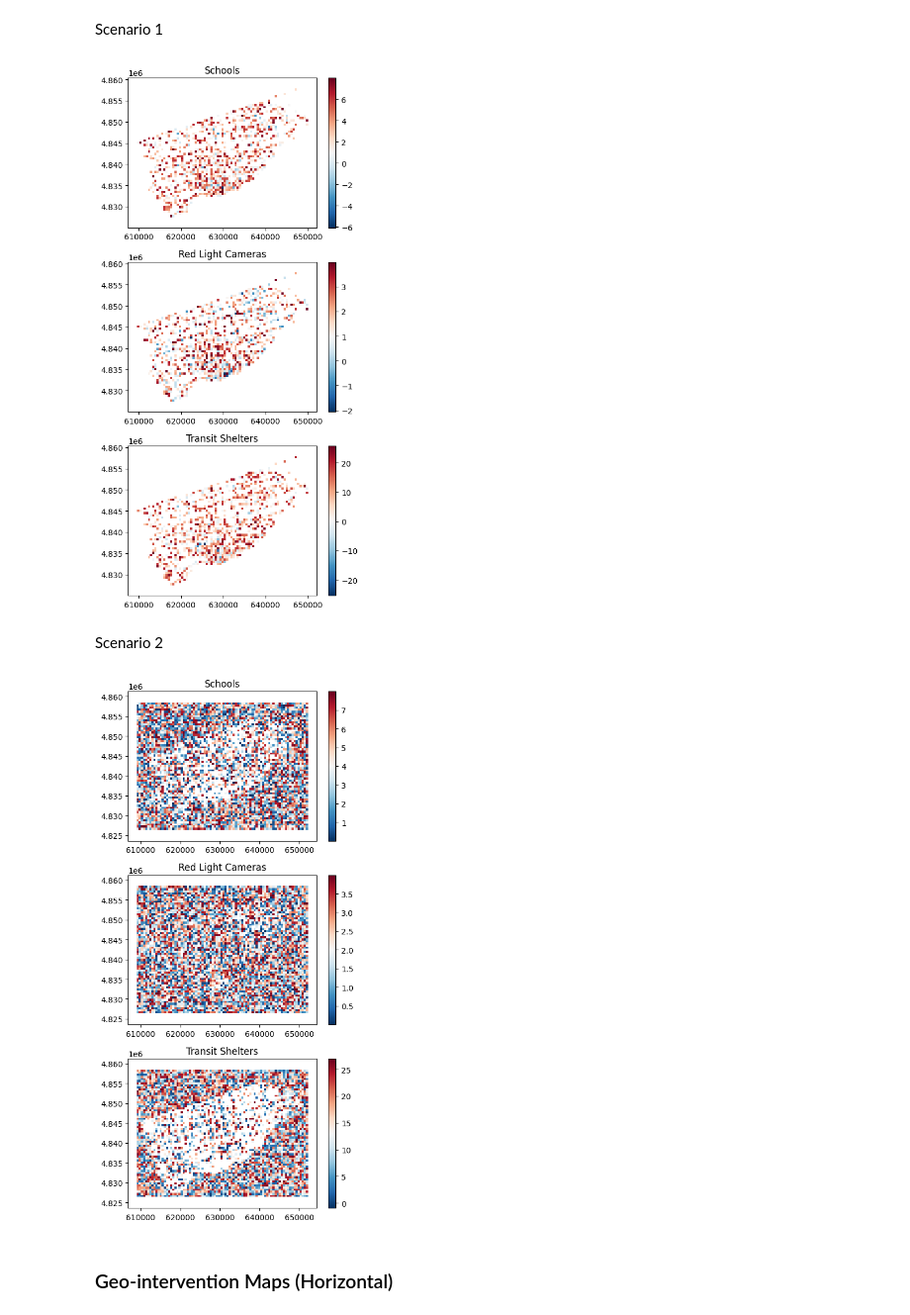
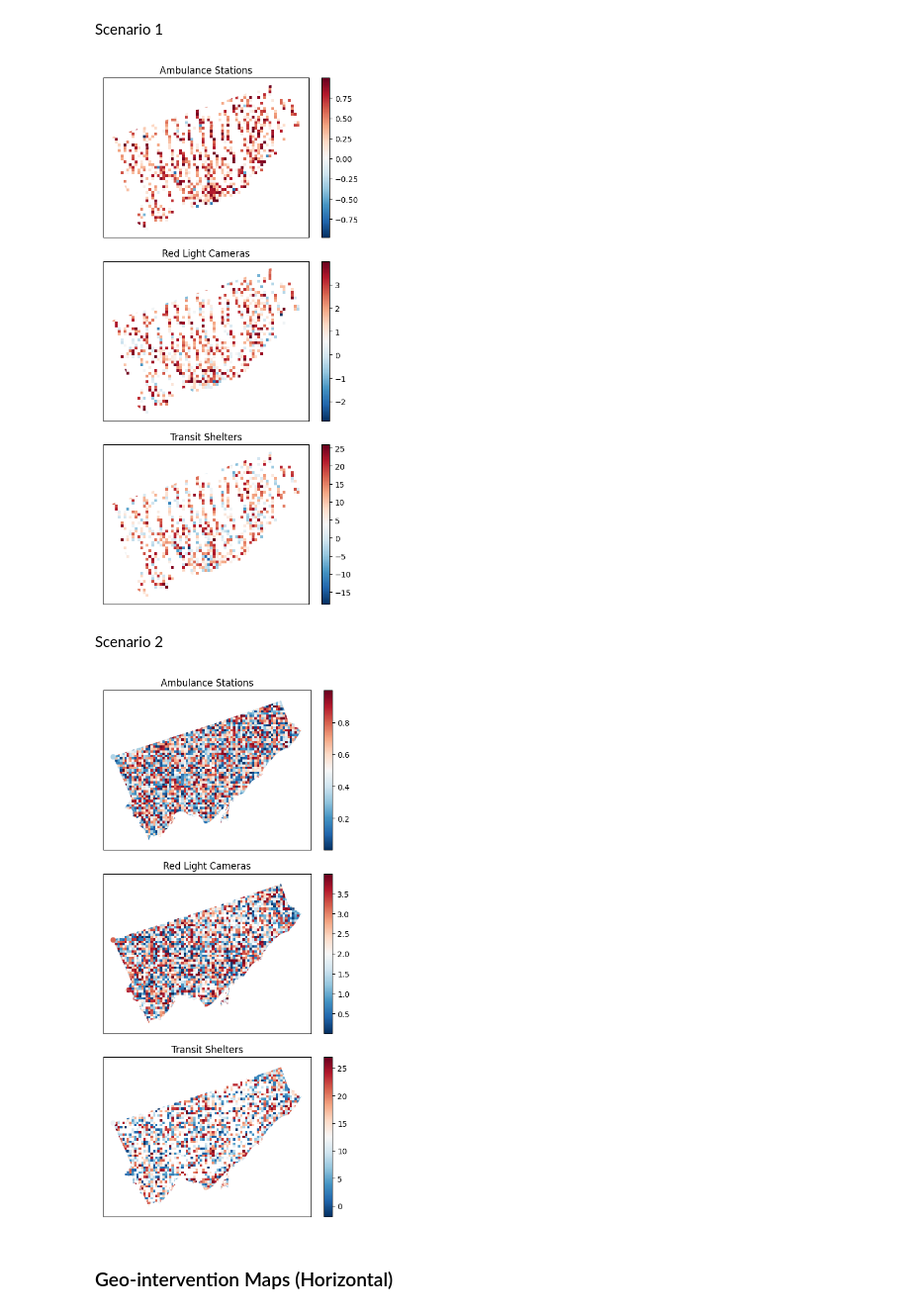
Before and after one commit to rrwen/wen-li-2026-geointerv, a Jupyter notebook: src/case-study/step3-geointervention-generation.ipynb, the cells around one changed output. Shown at 99% size. Cells and saved outputs as stored; diff of their text form; code cells hidden in the pictures.

Commit message:
Fin rerun with clipped bounds

```diff
--- a/src/case-study/step3-geointervention-generation.ipynb
+++ b/src/case-study/step3-geointervention-generation.ipynb
@@ -34,6 +35,10 @@ Path(model_folder).mkdir(parents=True, exist_ok=True)
 # %% [markdown]
 ## Load Best Model
 # %%
+# Load toronto boundaries for clipping
+city = gpd.read_file(f'{downloads_folder}/toronto.geojson')\
+    .to_crs(32617)
+
 # Create dict for best model
 models = {}
 geodata = {}
@@ -46,6 +51,11 @@ size = int(opt_model.split('_')[1])
 # Load data
 print(f'Processing geogrid_to_{size}...')
 xraw = gpd.read_file(f'{data_folder}/geogrid_to_{size}.geojson')
+
+# Clip data
+xraw = xraw.clip(city)
+
+# Drop geometry and set outcome var
 x = pd.DataFrame(xraw.drop(columns='geometry'))
 ycol = 'collisions_count'
 geodata[f'geogrid_to_{size}'] = xraw
@@ -98,10 +108,10 @@ Create geo-interventions by optimizing transit shelters, red light cameras, scho
 # %%
 # Define local constraints
 lconstr1 = {
-    'transit_shelters_count': {'query': 'traffic_wb_cars_r_sum >= traffic_wb_cars_r_sum.mean()'},
-    'red_light_cams_count': {'query': 'traffic_wb_cars_r_sum >= traffic_wb_cars_r_sum.mean()'},
-    'schools_count': {'query': 'traffic_wb_cars_r_sum >= traffic_wb_cars_r_sum.mean()'},
-    'wys_count': {'query': 'traffic_wb_cars_r_sum >= traffic_wb_cars_r_sum.mean()'}
+    'transit_shelters_count': {'query': 'traffic_nb_truck_t_sum >= traffic_nb_truck_t_sum.mean()'},
+    'red_light_cams_count': {'query': 'traffic_nb_truck_t_sum >= traffic_nb_truck_t_sum.mean()'},
+    'ambulance_count': {'query': 'traffic_nb_truck_t_sum >= traffic_nb_truck_t_sum.mean()'},
+    'wys_count': {'query': 'traffic_nb_truck_t_sum >= traffic_nb_truck_t_sum.mean()'}
 }
 
 # Create optimizer
@@ -118,7 +128,7 @@ else:
     # Run optimizer
     print(f'Running optimization for {opt_model}...')
     opt1 = geoint.optimization.Optimizer(models[opt_model], lconstr1, 'BayesianOptimization', verbose=0, ymax=False)
-    opt1.optimize(n_iter=10)
+    opt1.optimize(n_iter=100)
 
     # Save results
     print(f'Saving optimization for {opt_model}...')
@@ -134,7 +144,7 @@ else:
         dump(opt1_results, f)
 
 # Store opt results
-opt_results['scenario'] += ['Scenario 1: Higher than avg westbound car traffic']
+opt_results['scenario'] += ['Scenario 1: Higher than avg northbound truck traffic']
 opt_results['original'] += opt1_results['original']
 opt_results['optimized'] += opt1_results['optimized']
 opt_results['model'] += [opt_model]
@@ -153,7 +163,7 @@ Create geo-interventions by optimizing transit shelters, red light cameras, scho
 lconstr2 = {
     'transit_shelters_count': {'query': 'transit_shelters_count < transit_shelters_count.mean()'},
     'red_light_cams_count': {'query': 'red_light_cams_count < red_light_cams_count.mean()'},
-    'schools_count': {'query': 'schools_count < schools_count.mean()'},
+    'ambulance_count': {'query': 'ambulance_count < ambulance_count.mean()'},
     'wys_count': {'query': 'wys_count < wys_count.mean()'}
 }
 
@@ -171,7 +181,7 @@ else:
     # Run optimizer
     print(f'Running optimization for {opt_model}...')
     opt2 = geoint.optimization.Optimizer(models[opt_model], lconstr2, 'BayesianOptimization', verbose=0, ymax=False)
-    opt2.optimize(n_iter=10)
+    opt2.optimize(n_iter=100)
 
     # Save results
     print(f'Saving optimization for {opt_model}...')
@@ -285,56 +327,68 @@ pdata.replace(0, np.nan, inplace=True)
 
 # Red light cams
 ax = plt.subplot(3, 1, 1) # nrows, ncols, axes position
-pdata.plot(ax=ax, cmap='RdBu_r', column='schools_count_opt1_diff', legend=True)
-ax.set_title('Schools')
+pdata.plot(ax=ax, cmap='RdBu_r', column='ambulance_count_opt1_diff', legend=True)
+ax.set_title('Ambulance Stations')
 ax.set_aspect('equal', adjustable='datalim')
+ax.axes.get_xaxis().set_visible(False)
+ax.axes.get_yaxis().set_visible(False)
 
 # Red light cams
 ax = plt.subplot(3, 1, 2) # nrows, ncols, axes position
 pdata.plot(ax=ax, cmap='RdBu_r', column='red_light_cams_count_opt1_diff', legend=True)
 ax.set_title('Red Light Cameras')
 ax.set_aspect('equal', adjustable='datalim')
+ax.axes.get_xaxis().set_visible(False)
+ax.axes.get_yaxis().set_visible(False)
 
 # Transit shelters
 ax = plt.subplot(3, 1, 3) # nrows, ncols, axes position
 pdata.plot(ax=ax, cmap='RdBu_r', column='transit_shelters_count_opt1_diff', legend=True)
 ax.set_title('Transit Shelters')
 ax.set_aspect('equal', adjustable='datalim')
+ax.axes.get_xaxis().set_visible(False)
+ax.axes.get_yaxis().set_visible(False)
 
 plt.tight_layout()
 plt.show()
 # %% [output]
-[figure, old version]
+[figure, new version]
 # %% [markdown]
 Scenario 2
 # %%
 fig = plt.figure()
 fig.set_size_inches(5, 10)
 pdata = gdata.copy()
 pdata.replace(0, np.nan, inplace=True)
 
 # Red light cams
 ax = plt.subplot(3, 1, 1) # nrows, ncols, axes position
-pdata.plot(ax=ax, cmap='RdBu_r', column='schools_count_opt2_diff', legend=True)
-ax.set_title('Schools')
+pdata.plot(ax=ax, cmap='RdBu_r', column='ambulance_count_opt2_diff', legend=True)
+ax.set_title('Ambulance Stations')
 ax.set_aspect('equal', adjustable='datalim')
+ax.axes.get_xaxis().set_visible(False)
+ax.axes.get_yaxis().set_visible(False)
 
 # Red light cams
 ax = plt.subplot(3, 1, 2) # nrows, ncols, axes position
 pdata.plot(ax=ax, cmap='RdBu_r', column='red_light_cams_count_opt2_diff', legend=True)
 ax.set_title('Red Light Cameras')
 ax.set_aspect('equal', adjustable='datalim')
+ax.axes.get_xaxis().set_visible(False)
+ax.axes.get_yaxis().set_visible(False)
 
 # Transit shelters
 ax = plt.subplot(3, 1, 3) # nrows, ncols, axes position
 pdata.plot(ax=ax, cmap='RdBu_r', column='transit_shelters_count_opt2_diff', legend=True)
 ax.set_title('Transit Shelters')
 ax.set_aspect('equal', adjustable='datalim')
+ax.axes.get_xaxis().set_visible(False)
+ax.axes.get_yaxis().set_visible(False)
 
 plt.tight_layout()
 plt.show()
 # %% [output]
-[figure, old version]
+[figure, new version]
 # %% [markdown]
 ### Geo-intervention Maps (Horizontal)
 # %% [markdown]
```
Also changed, not shown: parts of 12 cells of this notebook.
